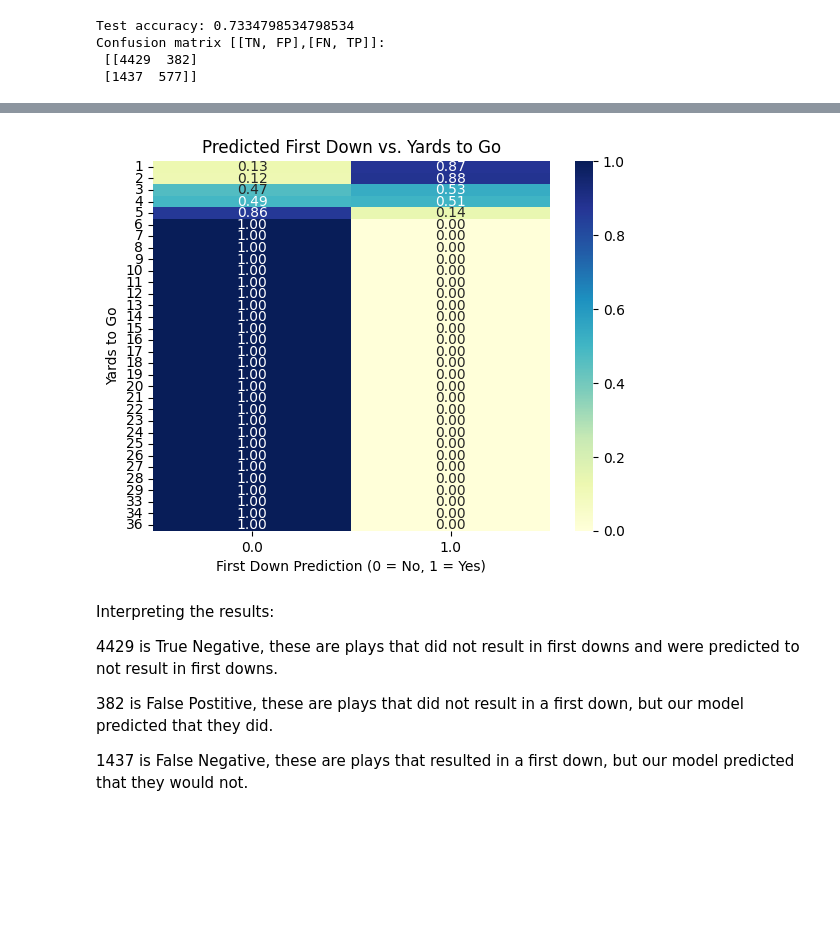
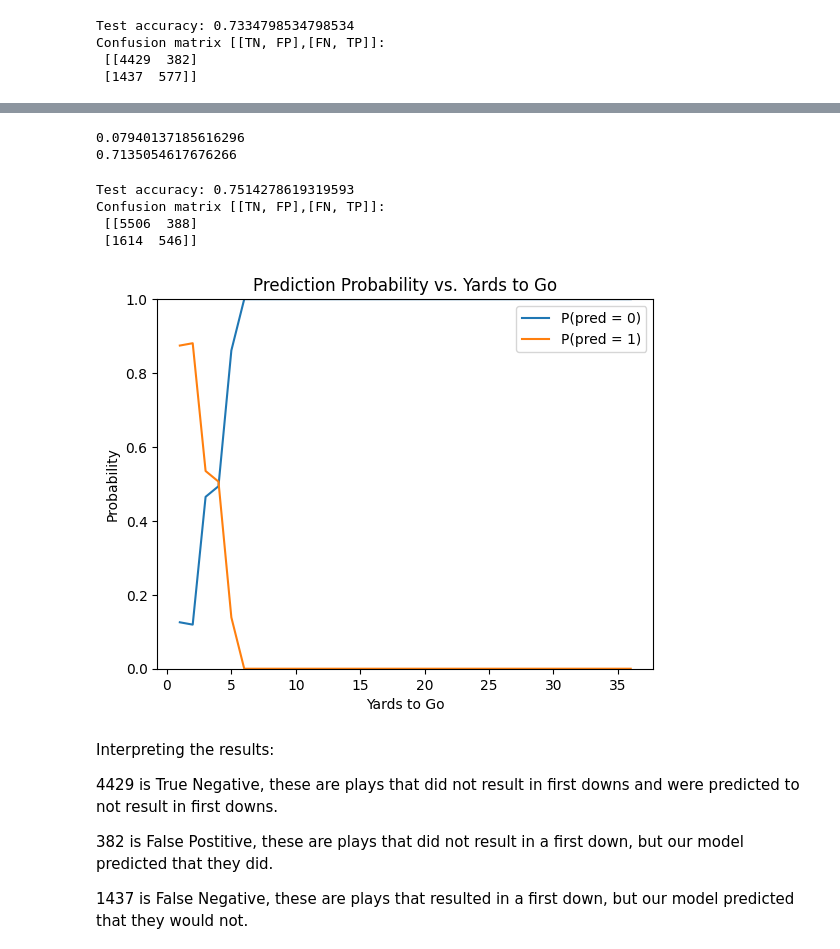
Before and after one commit to jacksonbhanson7/CS1010Project, a Jupyter notebook: CS1010.ipynb, the cells around one changed output, grey strips where cells are left out. Saved outputs shown, nothing was run; the diff lists cells and outputs as text; code cells hidden in the pictures; blank space fills up the shorter version.

```diff
--- a/CS1010.ipynb
+++ b/CS1010.ipynb
@@ -221,13 +310,50 @@ Confusion matrix [[TN, FP],[FN, TP]]:
+# %%
+cm = confusion_matrix(y_test, y_pred_test)  # [[TN, FP],[FN, TP]]
+tn, fp, fn, tp = cm.ravel()
+
+acc = accuracy_score(y_test, y_pred_test)
+fpr = fp / (fp + tn) if (fp + tn) else 0.0   # false positive rate
+fnr = fn / (fn + tp) if (fn + tp) else 0.0   # false negative rate
+
+print(fpr)
+print(fnr)
+# %% [output]
+0.07940137185616296
+0.7135054617676266
+# %%
+# With "junk plays"
+final_model_2 = Pipeline(steps=[
+    ("preprocess", preprocessor),
+    ("clf", LogisticRegression(C=best_C, max_iter=1000))
+])
+
+final_model_2.fit(X_train_2, y_train_2)
+
+# test evaluation
+y_pred_test_2 = final_model_2.predict(X_test_2)
+
+print("Test accuracy:", accuracy_score(y_test_2, y_pred_test_2))
+print("Confusion matrix [[TN, FP],[FN, TP]]:\n", confusion_matrix(y_test_2, y_pred_test_2))
+# %% [output]
+Test accuracy: 0.7514278619319593
+Confusion matrix [[TN, FP],[FN, TP]]:
+ [[5506  388]
+ [1614  546]]
 # %%
-heatmap_data = pd.crosstab(X_test['ydstogo'], y_pred_test, normalize='index')
+line_data = pd.crosstab(X_test["ydstogo"], y_pred_test, normalize="index").sort_index()
 
-sns.heatmap(heatmap_data, annot=True, cmap='YlGnBu', fmt='.2f',yticklabels=True)
-plt.title('Predicted First Down vs. Yards to Go')
-plt.xlabel('First Down Prediction (0 = No, 1 = Yes)')
-plt.ylabel('Yards to Go')
+plt.figure()
+plt.plot(line_data.index, line_data.get(0, 0), label="P(pred = 0)")
+plt.plot(line_data.index, line_data.get(1, 0), label="P(pred = 1)")
+
+plt.title("Prediction Probability vs. Yards to Go")
+plt.xlabel("Yards to Go")
+plt.ylabel("Probability")
+plt.ylim(0, 1)
+plt.legend()
 plt.show()
 # %% [output]
-[figure, old version]
+[figure, new version]
 # %% [markdown]
 Interpreting the results:
 
```
Also changed, not shown: parts of 6 cells of this notebook.
